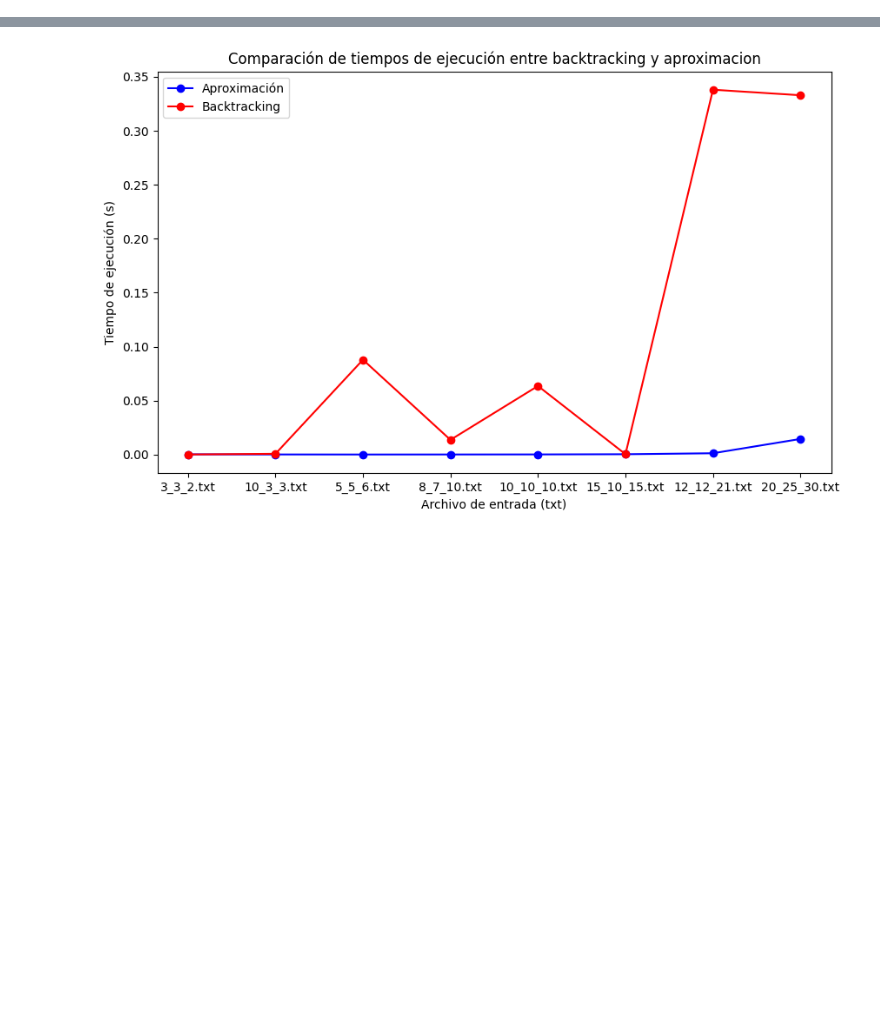
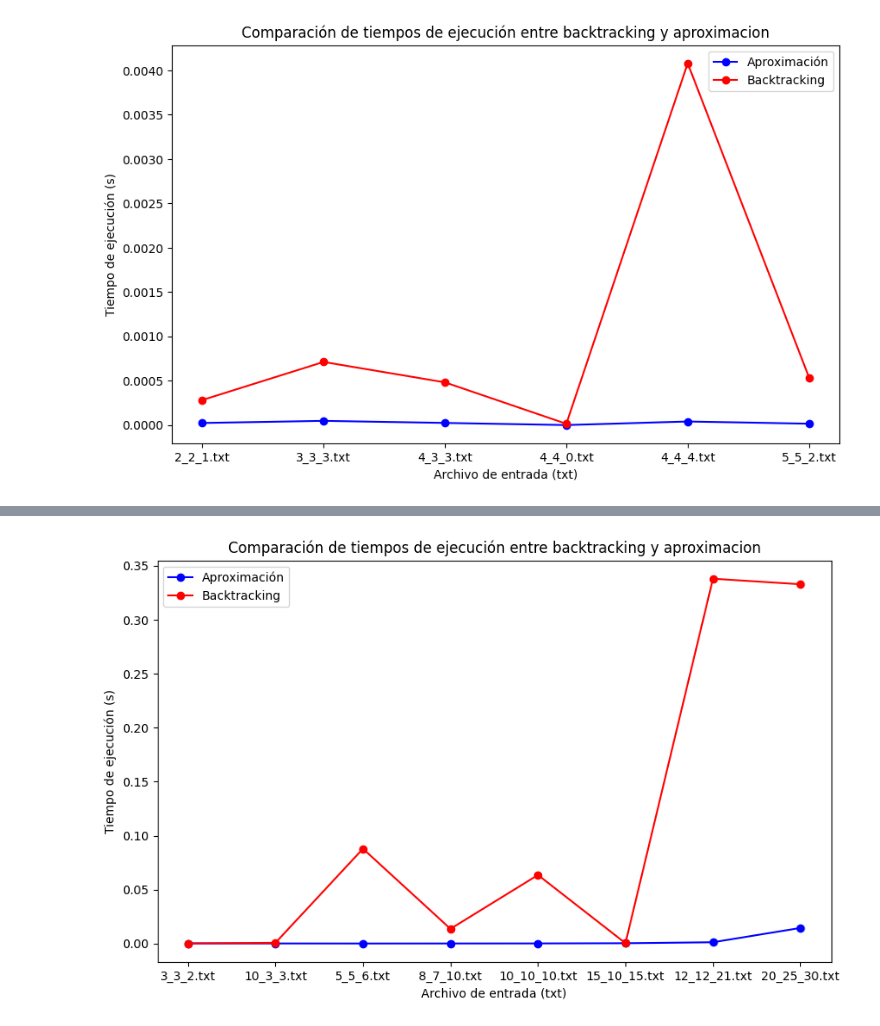
Before and after one commit to delficanoros/TDA-TP3, a Jupyter notebook: Punto6.ipynb, the cells around one changed output, grey strips where cells are left out. Drawn from its saved outputs; the diff is of its cells as text; code cells hidden in the pictures; blank space fills up the shorter version.

```diff
--- a/Punto6.ipynb
+++ b/Punto6.ipynb
@@ -255,0 +340,20 @@ def calcular_demanda2(matriz, restricciones_fil, restricciones_col):
+# %%
+import random
+import numpy as np
+import time
+import matplotlib.pyplot as plt
+
+n_tamanios = ['2_2_1.txt', '3_3_3.txt', '4_3_3.txt', '4_4_0.txt' , '4_4_4.txt',  '5_5_2.txt']
+tiempos_aprox = [0.00002431, 0.00004863, 0.00002503, 0.0000011920, 0.0000412464, 0.000016450881]
+tiempos_exacto = [0.000283, 0.000712633, 0.00048255, 0.0000154, 0.00407981, 0.000536441]
+plt.figure(figsize=(10, 6))
+plt.plot(n_tamanios, tiempos_aprox, 'o-', label="Aproximación", color='blue')
+plt.plot(n_tamanios, tiempos_exacto, 'o-', label="Backtracking", color='red')
+
+plt.xlabel('Archivo de entrada (txt)')
+plt.ylabel('Tiempo de ejecución (s)')
+plt.legend()
+plt.title("Comparación de tiempos de ejecución entre backtracking y aproximacion")
+plt.show()
+# %% [output]
+[figure, added]
```
Also changed, not shown: parts of 18 cells of this notebook, 1 other file.
